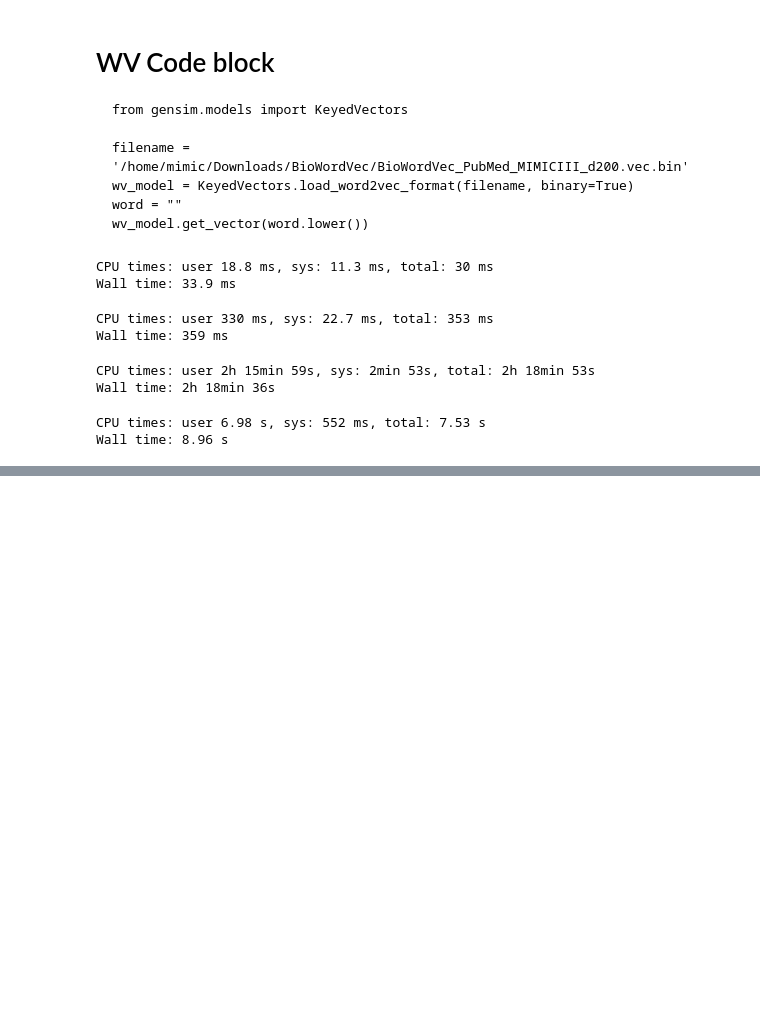
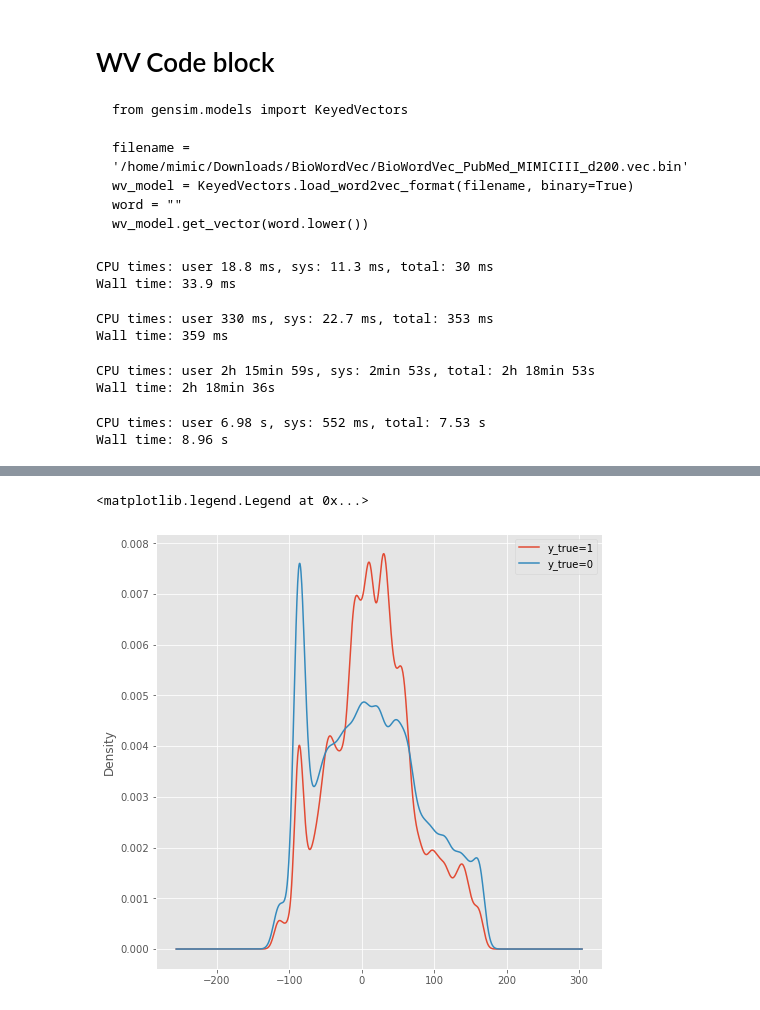
Before and after one commit to JuhongPark/mimic-readmission, a Jupyter notebook: nlp/nlp-bc5cdr.ipynb, the cells around one changed output, grey strips where cells are left out. Saved outputs shown, nothing was run; the diff lists cells and outputs as text; code cells hidden in the pictures; blank space fills up the shorter version.

```diff
--- a/nlp/nlp-bc5cdr.ipynb
+++ b/nlp/nlp-bc5cdr.ipynb
@@ -188,0 +238,22 @@ result_df.head()
+# %%
+#wv_mean = pd.concat([wv[['ICUSTAY_ID', 'y_true']], mean_v], axis=1)
+wv_sum = pd.concat([wv[['ICUSTAY_ID', 'y_true']], sum_v], axis=1)
+# %%
+ss = StandardScaler()
+#wv_mean.iloc[:, 2:] = ss.fit_transform(wv_mean.iloc[:, 2:])
+wv_sum.iloc[:, 2:] = ss.fit_transform(wv_sum.iloc[:, 2:])
+# %%
+from sklearn.decomposition import FastICA, PCA
+from sklearn.manifold import TSNE
+dc1 = TSNE(n_components=1, n_jobs=-1, perplexity=50, learning_rate=10, n_iter=10000)
+dc2 = TSNE(n_components=2, n_jobs=-1, perplexity=50, learning_rate=10, n_iter=10000)
+#dc_result_mean = dc.fit_transform(wv_mean.iloc[:, 2:])
+dc1_result_sum = dc1.fit_transform(wv_sum.iloc[:, 2:])
+dc2_result_sum = dc2.fit_transform(wv_sum.iloc[:, 2:])
+# %%
+#df_mean = pd.DataFrame(dc_result_mean, columns=['dc0', 'dc1'])
+df_sum_dc1 = pd.DataFrame(dc1_result_sum, columns=['dc0'])
+df_sum_dc2 = pd.DataFrame(dc2_result_sum, columns=['dc0', 'dc1'])
+#wv_mean_dc = pd.concat([wv_mean, df_mean], axis=1)
+wv_sum_dc1 = pd.concat([wv_sum, df_sum_dc1], axis=1)
+wv_sum_dc2 = pd.concat([wv_sum, df_sum_dc2], axis=1)
@@ -188,0 +270,8 @@ result_df.head()
+# %%
+plt.figure(figsize=(8, 8))
+wv_sum_dc1[wv_sum_dc1['y_true']==1].dc0.plot.density(bw_method=0.1)
+wv_sum_dc1[wv_sum_dc1['y_true']==0].dc0.plot.density(bw_method=0.1)
+plt.legend(['y_true=1', 'y_true=0'])
+# %% [output]
+<matplotlib.legend.Legend at 0x...>
+[figure, added]
```
Also changed, not shown: parts of 35 cells of this notebook.
